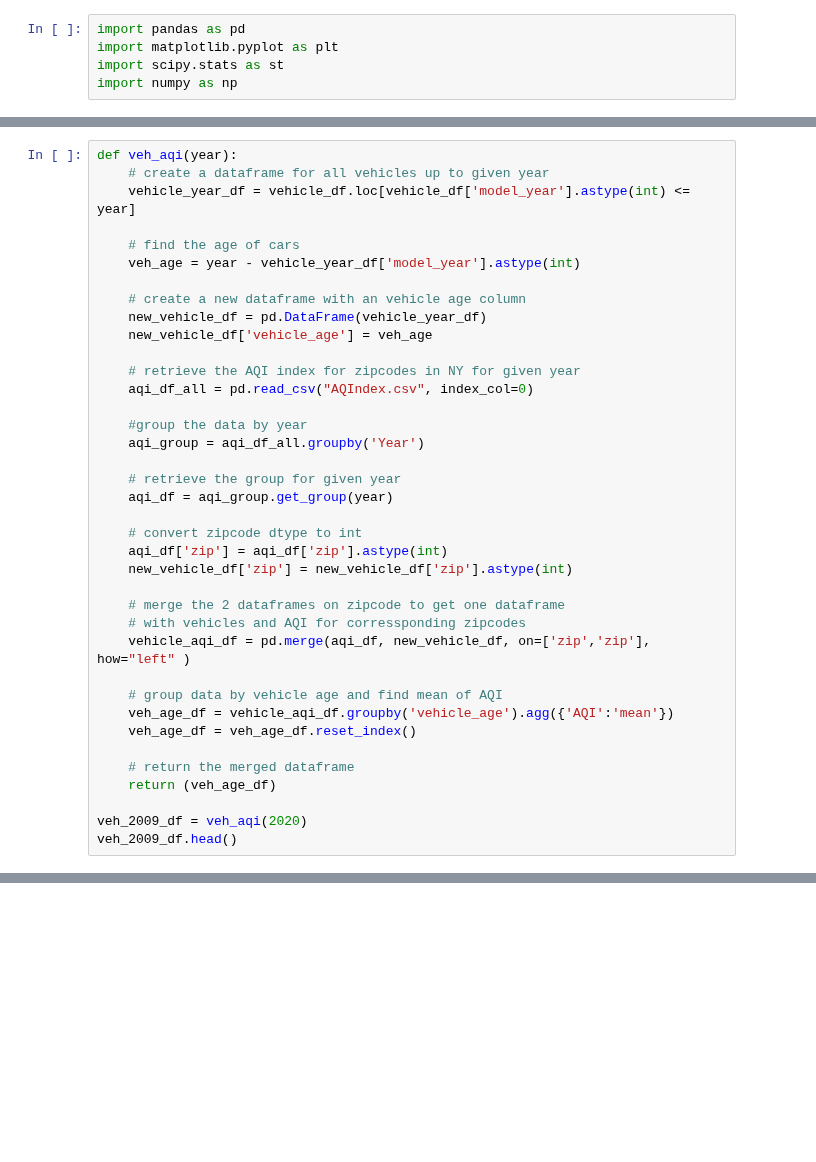
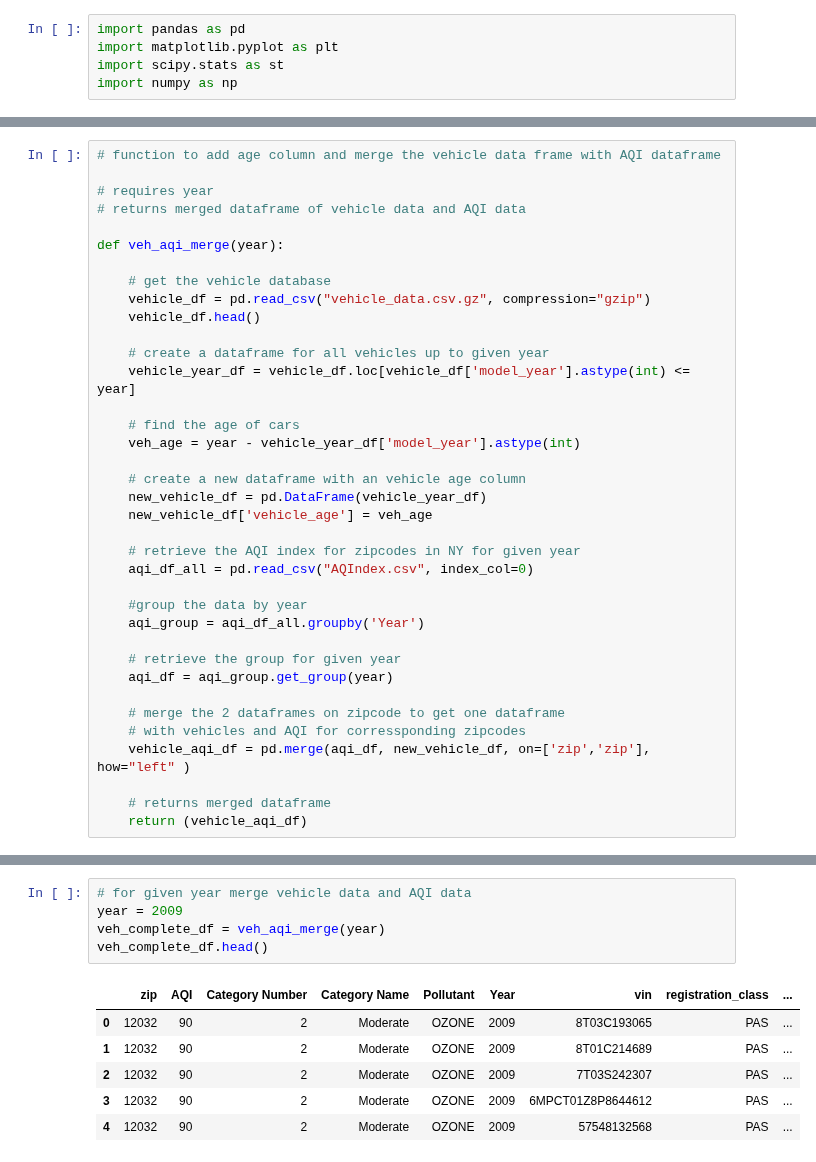
Before and after one commit to paloni-dotcom/Se7en, a Jupyter notebook: age_of_cars.ipynb, the cells around one changed output, grey strips where cells are left out. Saved outputs shown, nothing was run; the diff lists cells and outputs as text; blank space fills up the shorter version.

```diff
--- a/age_of_cars.ipynb
+++ b/age_of_cars.ipynb
@@ -24,5 +6,15 @@ vehicle_df.head()
 # %%
-def veh_aqi(year):
+# function to add age column and merge the vehicle data frame with AQI dataframe
+
+# requires year
+# returns merged dataframe of vehicle data and AQI data
+
+def veh_aqi_merge(year):
+
+    # get the vehicle database
+    vehicle_df = pd.read_csv("vehicle_data.csv.gz", compression="gzip")
+    vehicle_df.head()
+
     # create a dataframe for all vehicles up to given year
     vehicle_year_df = vehicle_df.loc[vehicle_df['model_year'].astype(int) <= year]
 
@@ -42,20 +34,9 @@ def veh_aqi(year):
     # retrieve the group for given year
     aqi_df = aqi_group.get_group(year)
 
-    # convert zipcode dtype to int
-    aqi_df['zip'] = aqi_df['zip'].astype(int)
-    new_vehicle_df['zip'] = new_vehicle_df['zip'].astype(int)
-
     # merge the 2 dataframes on zipcode to get one dataframe
     # with vehicles and AQI for corressponding zipcodes
     vehicle_aqi_df = pd.merge(aqi_df, new_vehicle_df, on=['zip','zip'], how="left" )
 
-    # group data by vehicle age and find mean of AQI
-    veh_age_df = vehicle_aqi_df.groupby('vehicle_age').agg({'AQI':'mean'})
-    veh_age_df = veh_age_df.reset_index()
-
-    # return the merged dataframe
-    return (veh_age_df)
-
-veh_2009_df = veh_aqi(2020)
-veh_2009_df.head()
+    # returns merged dataframe
+    return (vehicle_aqi_df)
@@ -415,0 +169,12 @@ plt.show()
+# %%
+# for given year merge vehicle data and AQI data
+year = 2009
+veh_complete_df = veh_aqi_merge(year)
+veh_complete_df.head()
+# %% [output]
+|  | zip | AQI | Category Number | Category Name | Pollutant | Year | vin | registration_class | ... |
+| 0 | 12032 | 90 | 2 | Moderate | OZONE | 2009 | 8T03C193065 | PAS | ... |
+| 1 | 12032 | 90 | 2 | Moderate | OZONE | 2009 | 8T01C214689 | PAS | ... |
+| 2 | 12032 | 90 | 2 | Moderate | OZONE | 2009 | 7T03S242307 | PAS | ... |
+| 3 | 12032 | 90 | 2 | Moderate | OZONE | 2009 | 6MPCT01Z8P8644612 | PAS | ... |
+| 4 | 12032 | 90 | 2 | Moderate | OZONE | 2009 | 57548132568 | PAS | ... |
```
Also changed, not shown: parts of 22 cells of this notebook, 5 other files.
